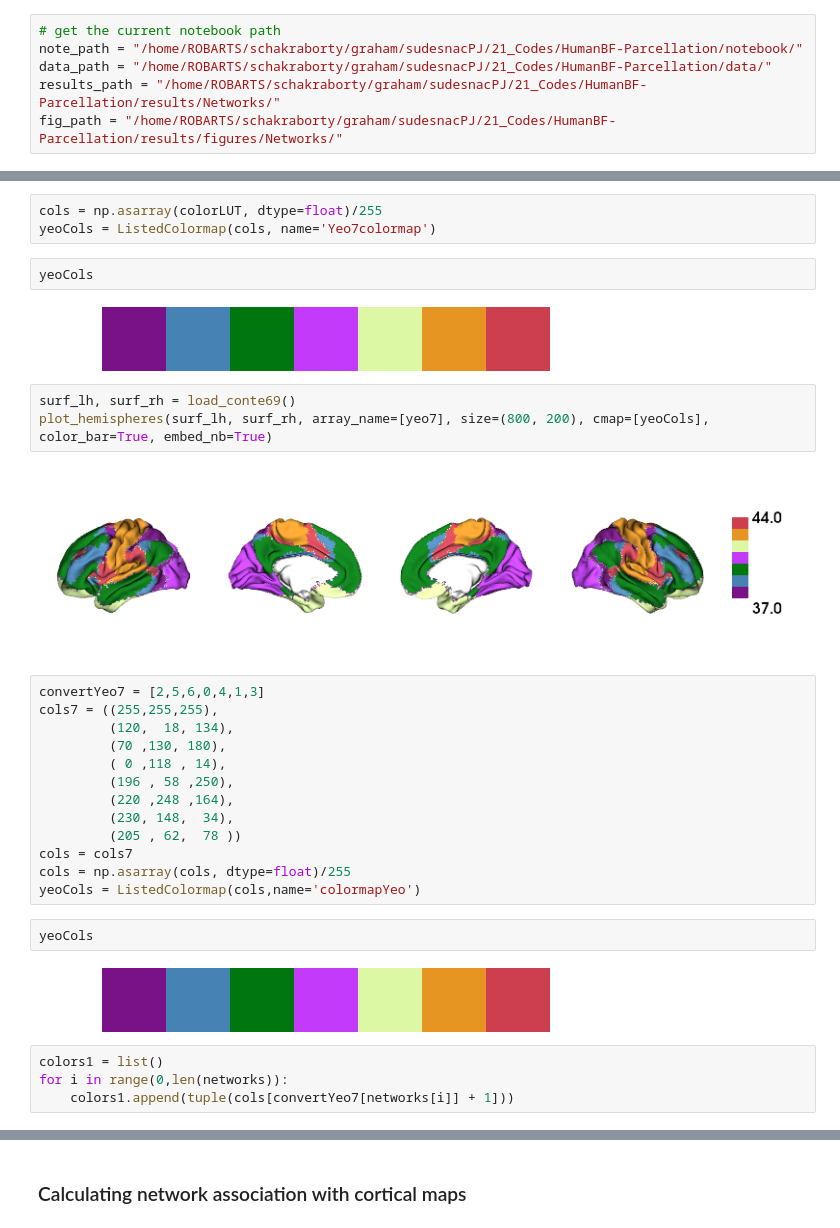
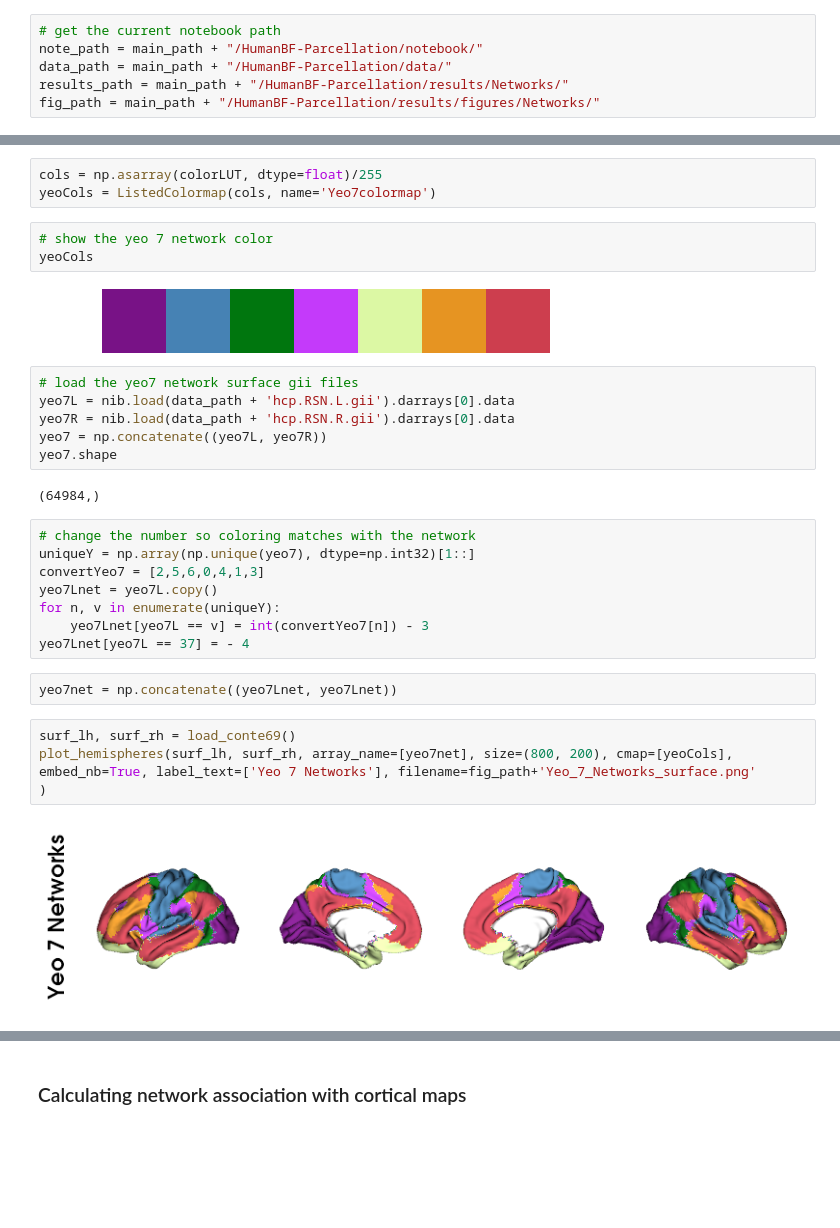
Before and after one commit to sudesnac/HumanBF-Connectivity, a Jupyter notebook: notebook/g-wCtx_networks.ipynb, the cells around one changed output, grey strips where cells are left out. Saved outputs shown, nothing was run; the diff lists cells and outputs as text; blank space fills up the shorter version.

```diff
--- a/notebook/g-wCtx_networks.ipynb
+++ b/notebook/g-wCtx_networks.ipynb
@@ -30,7 +33,7 @@ from neuromaps import images
 # %%
 # get the current notebook path
-note_path = "/home/ROBARTS/schakraborty/graham/sudesnacPJ/21_Codes/HumanBF-Parcellation/notebook/"
-data_path = "/home/ROBARTS/schakraborty/graham/sudesnacPJ/21_Codes/HumanBF-Parcellation/data/"
-results_path = "/home/ROBARTS/schakraborty/graham/sudesnacPJ/21_Codes/HumanBF-Parcellation/results/Networks/"
-fig_path = "/home/ROBARTS/schakraborty/graham/sudesnacPJ/21_Codes/HumanBF-Parcellation/results/figures/Networks/"
+note_path = main_path + "/HumanBF-Parcellation/notebook/"
+data_path = main_path + "/HumanBF-Parcellation/data/"
+results_path = main_path + "/HumanBF-Parcellation/results/Networks/"
+fig_path = main_path + "/HumanBF-Parcellation/results/figures/Networks/"
 # %%
@@ -164,32 +149,31 @@ colorLUT = ((255,255,255),
 cols = np.asarray(colorLUT, dtype=float)/255
 yeoCols = ListedColormap(cols, name='Yeo7colormap')
 # %%
+# show the yeo 7 network color
 yeoCols
 # %% [output]
 [figure]
+# %%
+# load the yeo7 network surface gii files
+yeo7L = nib.load(data_path + 'hcp.RSN.L.gii').darrays[0].data
+yeo7R = nib.load(data_path + 'hcp.RSN.R.gii').darrays[0].data
+yeo7 = np.concatenate((yeo7L, yeo7R))
+yeo7.shape
+# %% [output]
+(64984,)
+# %%
+# change the number so coloring matches with the network
+uniqueY = np.array(np.unique(yeo7), dtype=np.int32)[1::]
+convertYeo7 = [2,5,6,0,4,1,3]
+yeo7Lnet = yeo7L.copy()
+for n, v in enumerate(uniqueY):
+    yeo7Lnet[yeo7L == v] = int(convertYeo7[n]) - 3
+yeo7Lnet[yeo7L == 37] = - 4
+# %%
+yeo7net = np.concatenate((yeo7Lnet, yeo7Lnet))
 # %%
 surf_lh, surf_rh = load_conte69()
-plot_hemispheres(surf_lh, surf_rh, array_name=[yeo7], size=(800, 200), cmap=[yeoCols], color_bar=True, embed_nb=True)
+plot_hemispheres(surf_lh, surf_rh, array_name=[yeo7net], size=(800, 200), cmap=[yeoCols], embed_nb=True, label_text=['Yeo 7 Networks'], filename=fig_path+'Yeo_7_Networks_surface.png'
+)
 # %% [output]
-[figure, old version]
+[figure, new version]
-# %%
-convertYeo7 = [2,5,6,0,4,1,3]
-cols7 = ((255,255,255),
-         (120,  18, 134),
-         (70 ,130, 180),
-         ( 0 ,118 , 14),
-         (196 , 58 ,250),
-         (220 ,248 ,164),
-         (230, 148,  34),
-         (205 , 62,  78 ))
-cols = cols7
-cols = np.asarray(cols, dtype=float)/255
-yeoCols = ListedColormap(cols,name='colormapYeo')
-# %%
-yeoCols
-# %% [output]
-[figure, removed]
-# %%
-colors1 = list()
-for i in range(0,len(networks)):
-    colors1.append(tuple(cols[convertYeo7[networks[i]] + 1]))
```
Also changed, not shown: parts of 26 cells of this notebook, 42 other files.
